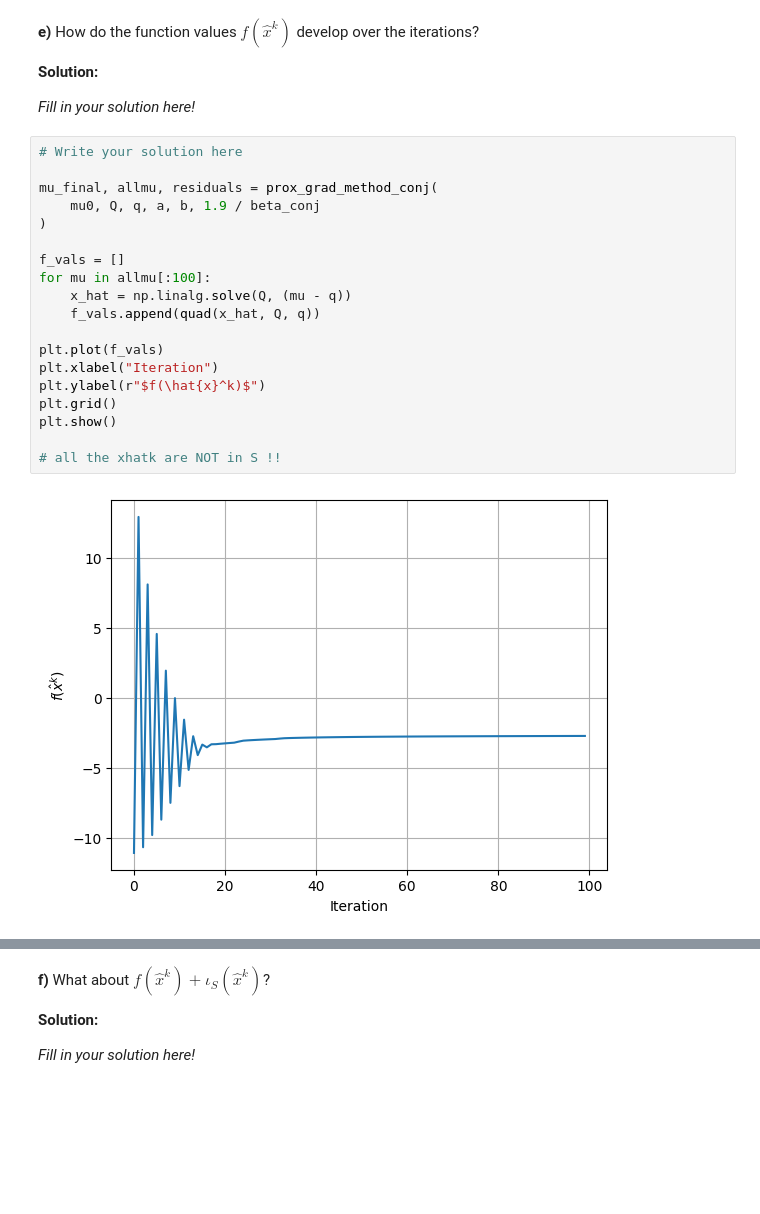
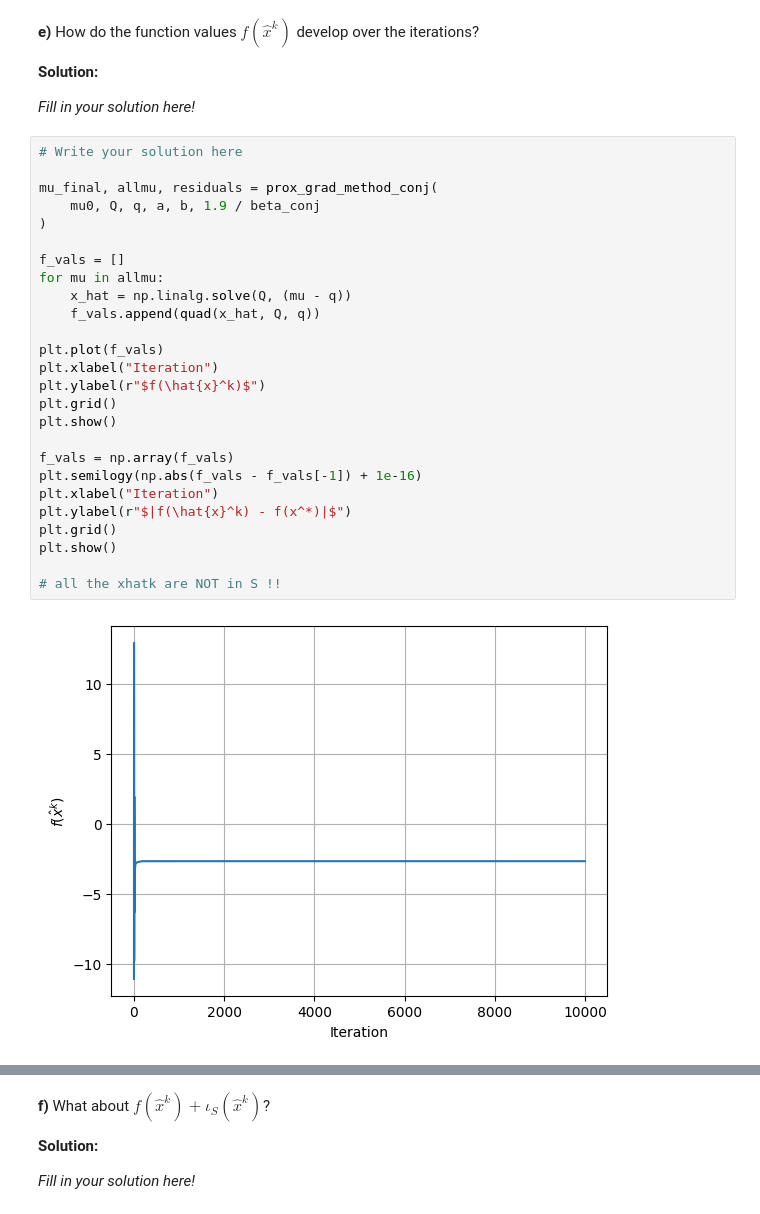
Before and after one commit to Armenius/FRTN50, a Jupyter notebook: assignment1/handin1.ipynb, the cells around one changed output, grey strips where cells are left out. Drawn from its saved outputs; the diff is of its cells as text; blank space fills up the shorter version.

```diff
--- a/assignment1/handin1.ipynb
+++ b/assignment1/handin1.ipynb
@@ -1280,21 +1280,28 @@ _Fill in your solution here!_
 # %%
 # Write your solution here
 
 mu_final, allmu, residuals = prox_grad_method_conj(
     mu0, Q, q, a, b, 1.9 / beta_conj
 )
 
 f_vals = []
-for mu in allmu[:100]:
+for mu in allmu:
     x_hat = np.linalg.solve(Q, (mu - q))
     f_vals.append(quad(x_hat, Q, q))
 
 plt.plot(f_vals)
 plt.xlabel("Iteration")
 plt.ylabel(r"$f(\hat{x}^k)$")
 plt.grid()
 plt.show()
 
+f_vals = np.array(f_vals)
+plt.semilogy(np.abs(f_vals - f_vals[-1]) + 1e-16)
+plt.xlabel("Iteration")
+plt.ylabel(r"$|f(\hat{x}^k) - f(x^*)|$")
+plt.grid()
+plt.show()
+
 # all the xhatk are NOT in S !!
 # %% [output]
-[figure, old version]
+[figure, new version]
```
Also changed, not shown: parts of 4 cells of this notebook.
